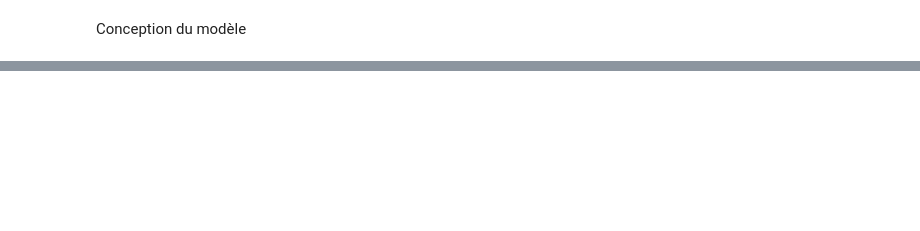
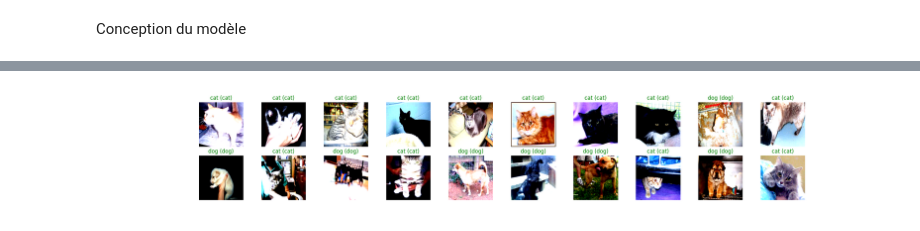
Before and after one commit to dodziahnert/cnn-catsdogs-AHNERTDodzi, a Jupyter notebook: notebook.ipynb, the cells around one changed output, grey strips where cells are left out. Saved outputs shown, nothing was run; the diff lists cells and outputs as text; code cells hidden in the pictures; blank space fills up the shorter version.

```diff
--- a/notebook.ipynb
+++ b/notebook.ipynb
@@ -569,0 +777,4 @@ NameError: name 'trial' is not defined
+# %%
+display(Image(filename='prediction_visualized_transfer.png', height=600))
+# %% [output]
+[figure, added]
```
Also changed, not shown: parts of 42 cells of this notebook, 1 other file.
